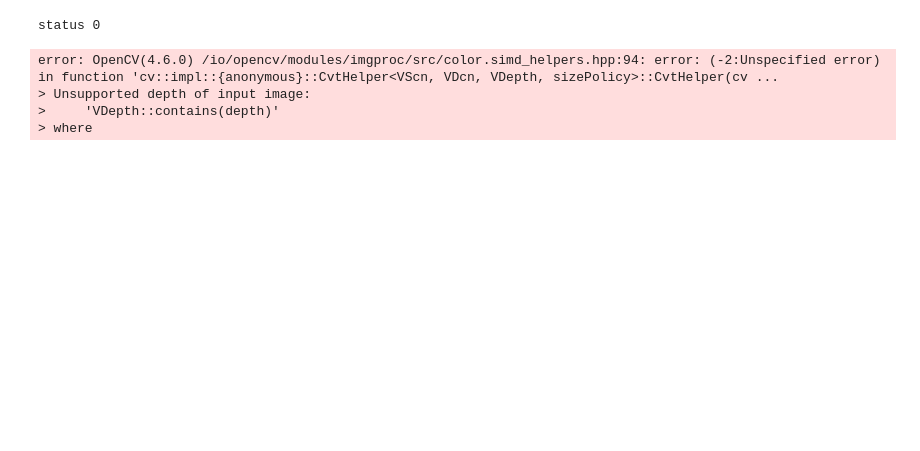
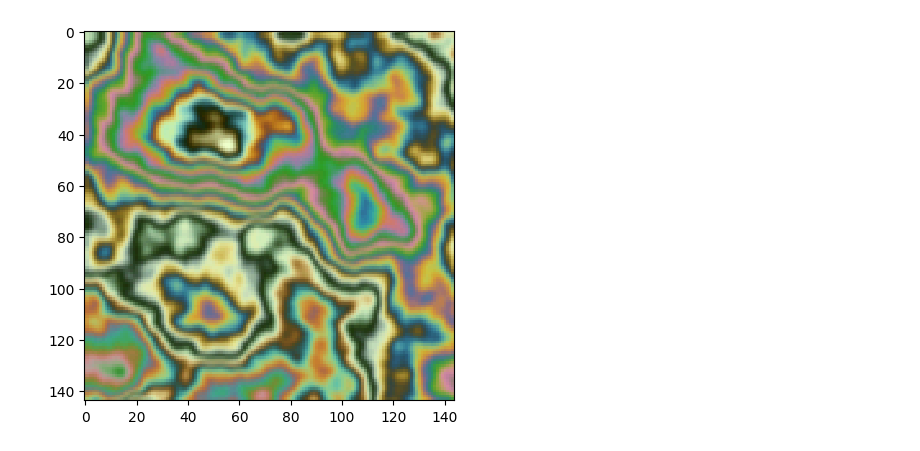
Before and after one commit to HSEyeFuller/test-gcp-transfer, a Jupyter notebook: ConditionalGAN/HSIMain.ipynb, the cells around one changed output. Drawn from its saved outputs; the diff is of its cells as text; code cells hidden in the pictures; blank space fills up the shorter version.

Commit message:
revive data generator

```diff
--- a/ConditionalGAN/HSIMain.ipynb
+++ b/ConditionalGAN/HSIMain.ipynb
@@ -21,10 +36,9 @@ from VideoGenerator import VideoGenerator
 # %%
-generator = VideoGenerator(topNm = 2000)
+iGenerator = DataGenerator(topNm = 2000)
-# %%
-images, cleanImages, maps = generator.generateVideos(2)
-# %% [output]
-status 0
-error: OpenCV(4.6.0) /io/opencv/modules/imgproc/src/color.simd_helpers.hpp:94: error: (-2:Unspecified error) in function 'cv::impl::{anonymous}::CvtHelper<VScn, VDcn, VDepth, sizePolicy>::CvtHelper(cv ...
-> Unsupported depth of input image:
->     'VDepth::contains(depth)'
-> where
+# %%
+# vImages, _, vMaps = vGenerator.generateVideos(10)
+images, maps = iGenerator.generatePerlinData(10)
+# %%
+showImage(images[0])
+# %% [output]
+[figure, added]
```
Also changed, not shown: parts of 19 cells of this notebook.
